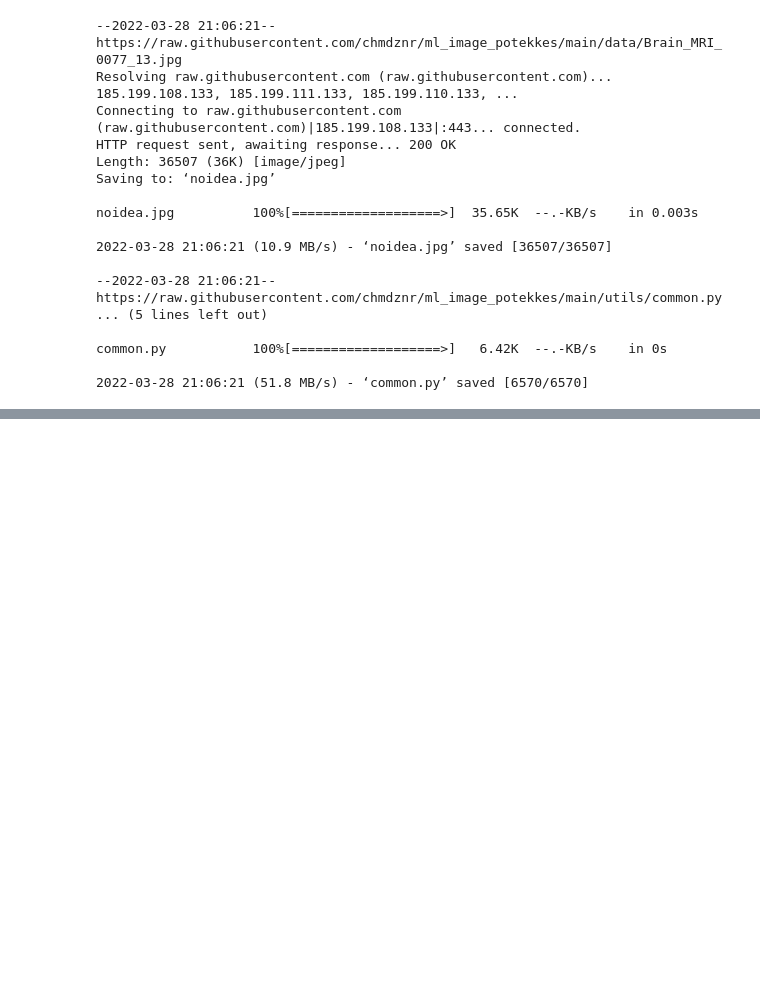
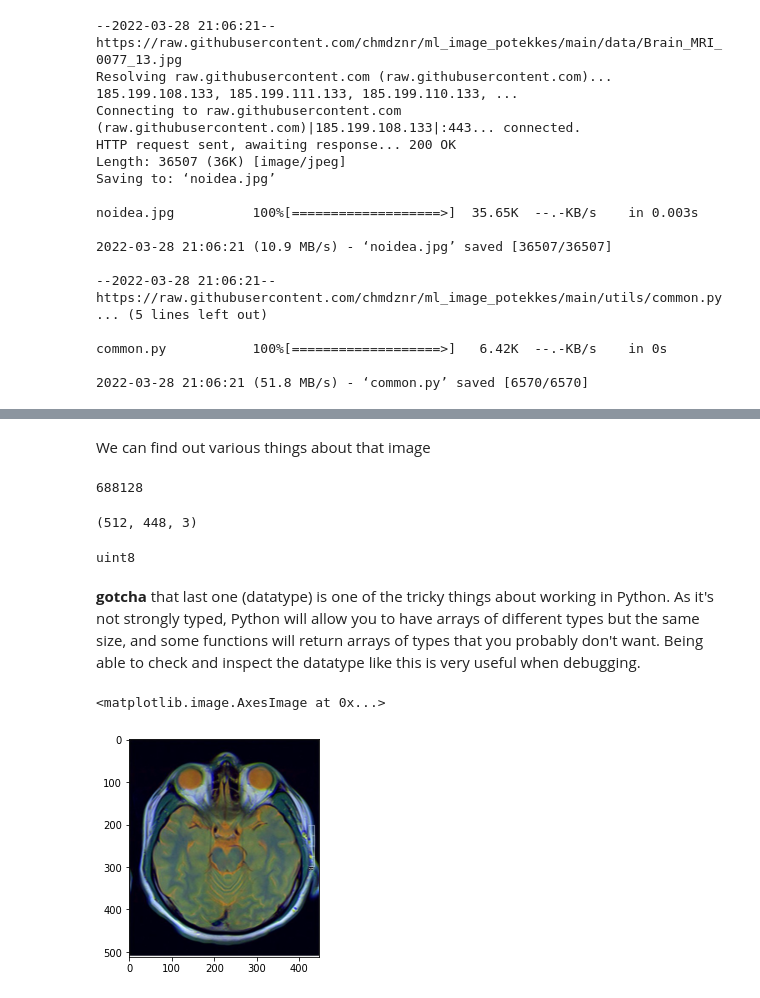
Before and after one commit to chmdznr/ml_image_potekkes, a Jupyter notebook: 1. Dasar Digital Image Processing/01_fundamentals.ipynb, the cells around one changed output, grey strips where cells are left out. Saved outputs shown, nothing was run; the diff lists cells and outputs as text; code cells hidden in the pictures; blank space fills up the shorter version.

```diff
--- a/1. Dasar Digital Image Processing/01_fundamentals.ipynb
+++ b/1. Dasar Digital Image Processing/01_fundamentals.ipynb
@@ -49,0 +52,23 @@ common.py           100%[===================>]   6.42K  --.-KB/s    in 0s
+# %%
+input_image=cv2.imread('noidea.jpg')
+# %% [markdown]
+We can find out various things about that image
+# %%
+print(input_image.size)
+# %% [output]
+688128
+# %%
+print(input_image.shape)
+# %% [output]
+(512, 448, 3)
+# %%
+print(input_image.dtype)
+# %% [output]
+uint8
+# %% [markdown]
+**gotcha** that last one (datatype) is one of the tricky things about working in Python. As it's not strongly typed, Python will allow you to have arrays of different types but the same size, and some functions will return arrays of types that you probably don't want. Being able to check and inspect the datatype like this is very useful when debugging.
+# %%
+plt.imshow(input_image)
+# %% [output]
+<matplotlib.image.AxesImage at 0x...>
+[figure, added]
```
Also changed, not shown: parts of 20 cells of this notebook.
